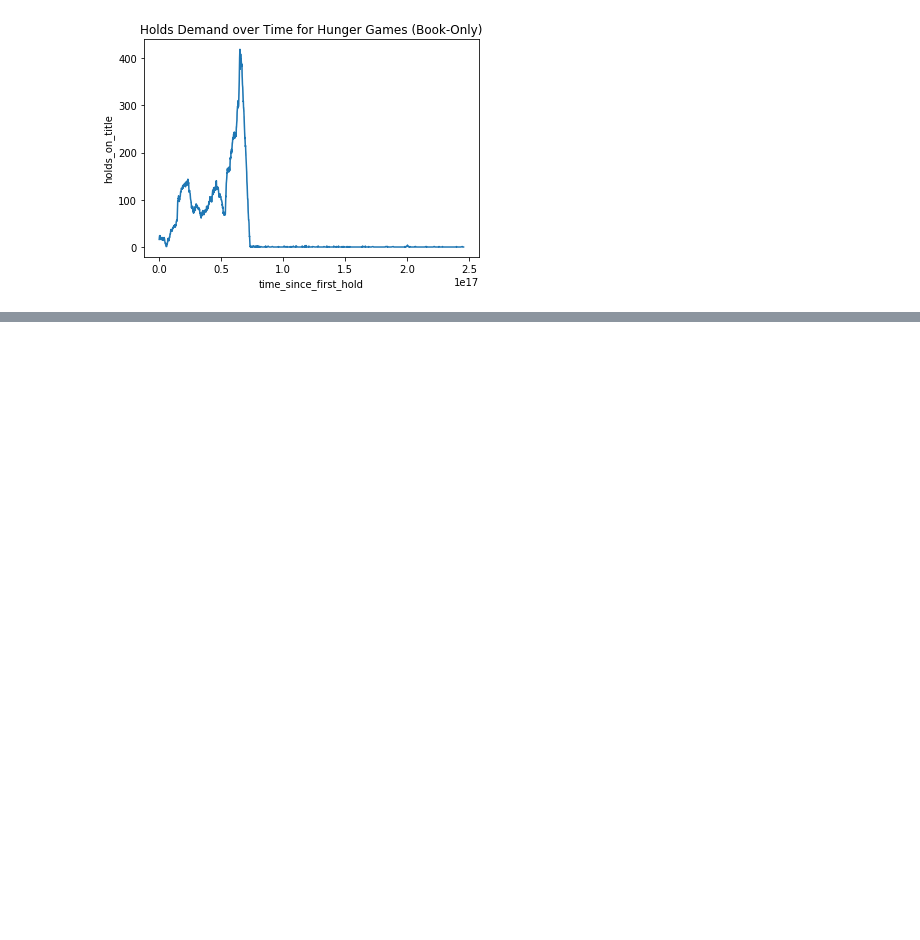
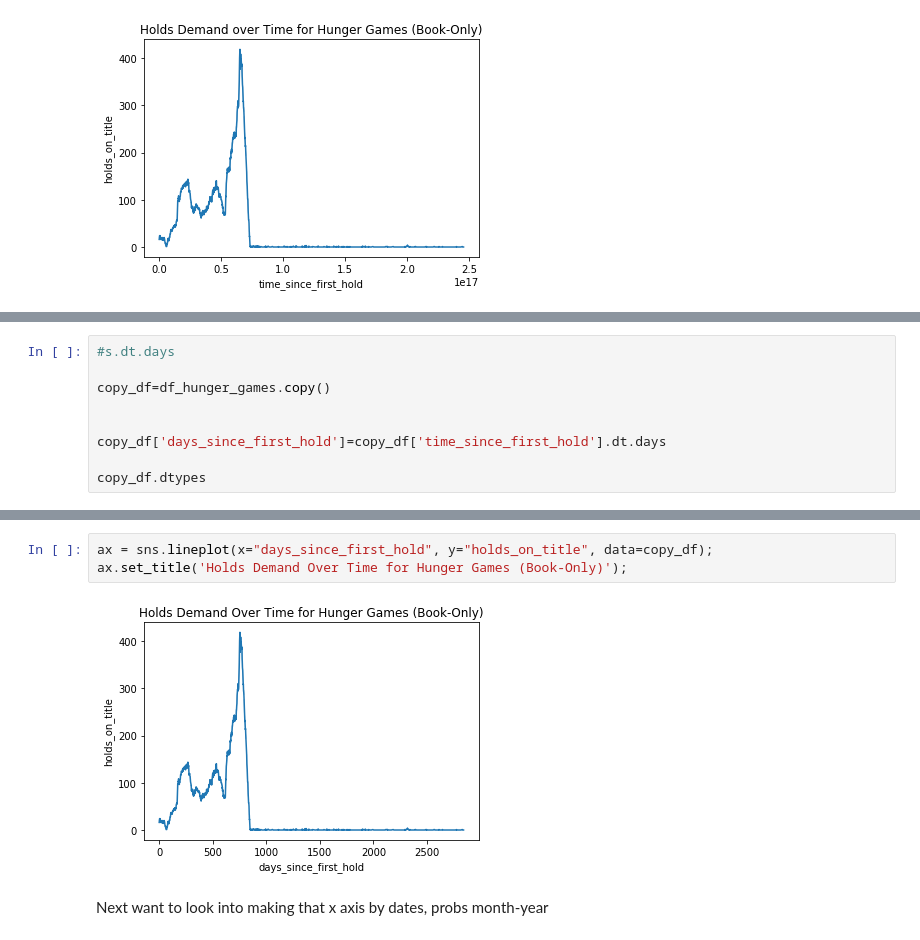
Before and after one commit to hannah-rauh/SI485, a Jupyter notebook: AADL.ipynb, the cells around one changed output, grey strips where cells are left out. Saved outputs shown, nothing was run; the diff lists cells and outputs as text; blank space fills up the shorter version.

```diff
--- a/AADL.ipynb
+++ b/AADL.ipynb
@@ -767,0 +770,9 @@ ax.set_title('Holds Demand over Time for Hunger Games (Book-Only)');
+# %%
+#s.dt.days
+
+copy_df=df_hunger_games.copy()
+
+
+copy_df['days_since_first_hold']=copy_df['time_since_first_hold'].dt.days
+
+copy_df.dtypes
@@ -767,0 +809,7 @@ ax.set_title('Holds Demand over Time for Hunger Games (Book-Only)');
+# %%
+ax = sns.lineplot(x="days_since_first_hold", y="holds_on_title", data=copy_df);
+ax.set_title('Holds Demand Over Time for Hunger Games (Book-Only)');
+# %% [output]
+[figure, added]
+# %% [markdown]
+Next want to look into making that x axis by dates, probs month-year
```
Also changed, not shown: parts of 4 cells of this notebook.
